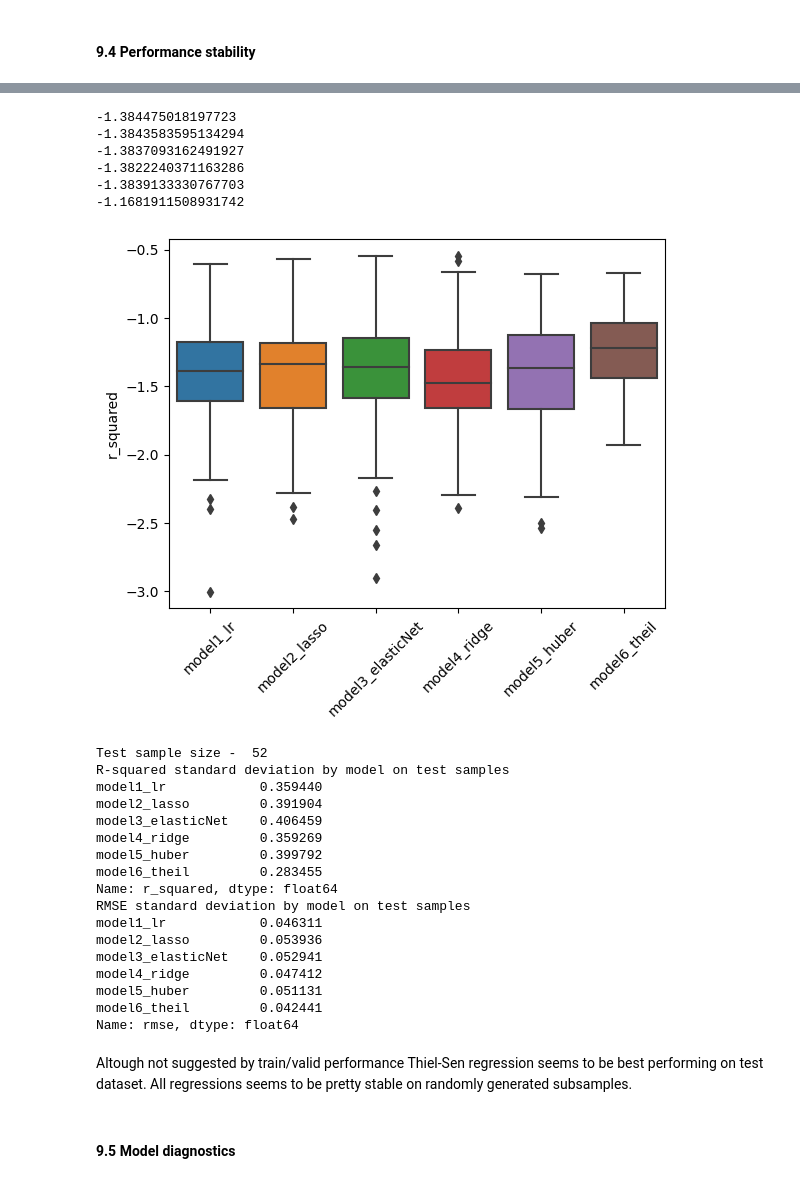
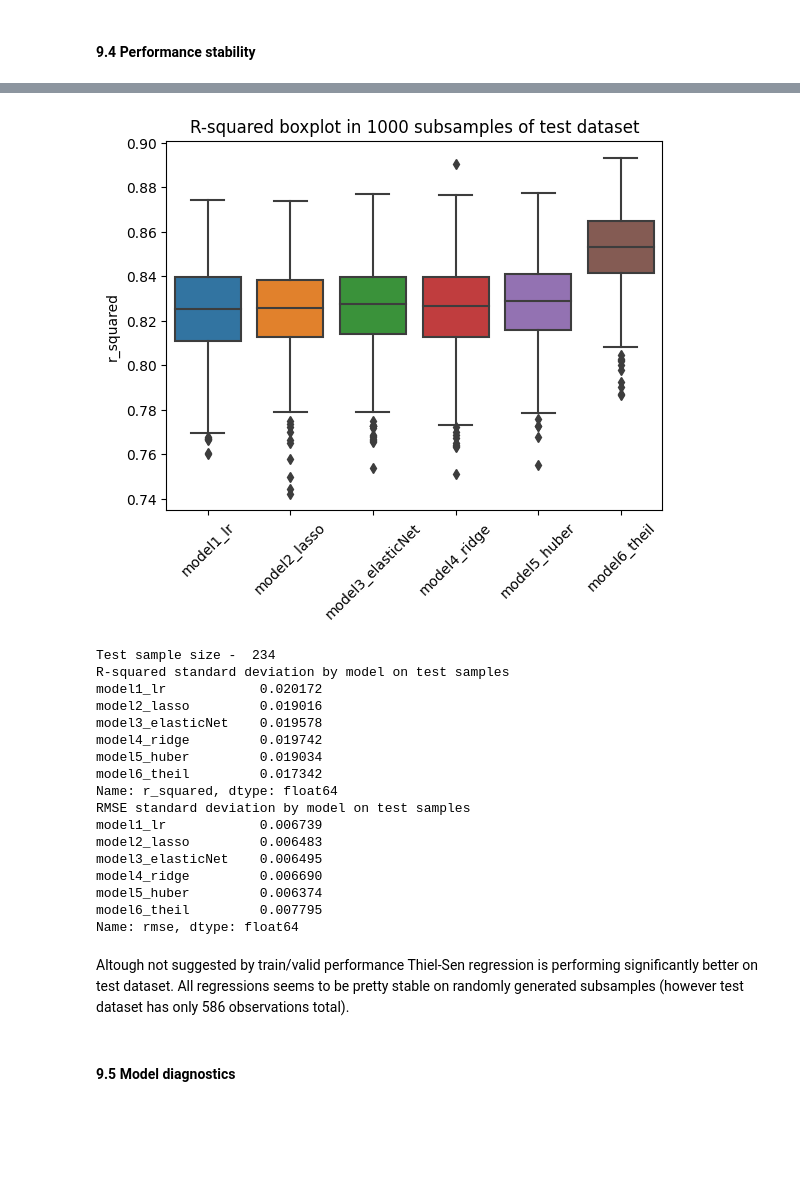
Before and after one commit to TGusciora/Python, a Jupyter notebook: GP23_PredictingHouseSalePrices/notebooks/002.GP23_tg_Scoring_Test.ipynb, the cells around one changed output, grey strips where cells are left out. Drawn from its saved outputs; the diff is of its cells as text; code cells hidden in the pictures; blank space fills up the shorter version.

Commit message:
2023/04/12 update
GP23
- corrected r_square isssue (had to correct import indexes to X_train)
- started documenting diagnostics class

```diff
--- a/GP23_PredictingHouseSalePrices/notebooks/002.GP23_tg_Scoring_Test.ipynb
+++ b/GP23_PredictingHouseSalePrices/notebooks/002.GP23_tg_Scoring_Test.ipynb
@@ -116,11 +119,11 @@ with open(file, 'rb') as file_open:
 # Loading test datasets
 filename = 'X_test.csv'
 file = os.path.join(parent, 'data\interim', filename)
-X_test = pd.read_csv(file)
+X_test = pd.read_csv(file, index_col=0)
 
 filename = 'y_test.csv'
 file = os.path.join(parent, 'data\interim', filename)
-y_test = pd.read_csv(file, index_col=0, squeeze=True)
+y_test = pd.read_csv(file, index_col=0).squeeze("columns")
 
 # Loading variable lists
 
@@ -298,65 +265,52 @@ Name: SalePrice, Length: 586, dtype: float64
-# %%
-
-test_sampling = X_test[scoring_vars].merge(y2_test, left_index = True, right_index = True)
-for model in model_list:
-    test_pred = model_list[model]['model'].predict(test_sampling[scoring_dict[model_list[model]['variables']]])
-    r2 = r2_score(test_sampling["SalePrice"], test_pred)
-    print(r2)
-# %% [output]
--1.384475018197723
--1.3843583595134294
--1.3837093162491927
--1.3822240371163286
--1.3839133330767703
--1.1681911508931742
 # %%
 # Checking heteroscedasticity influence on sampling from test dataset
 test_sampling = X_test[scoring_vars].merge(y2_test, left_index = True, right_index = True)
 sampleTests_results = pd.DataFrame()
 
 # Sampling 1000x 40% observations from test dataset and checking model performance
 for model in model_list:
-    for i in range(100):
+    for i in range(1000):
         test = test_sampling.sample(frac=0.40)
         test_pred = model_list[model]['model'].predict(test[scoring_dict[model_list[model]['variables']]])
         mae = mean_absolute_error(pd.Series(test["SalePrice"]), test_pred)
         mse = mean_squared_error(test["SalePrice"], test_pred)
         rmse = np.sqrt(mean_squared_error(test["SalePrice"], test_pred))
         mape = mean_absolute_percentage_error(test["SalePrice"], test_pred)
         r2 = r2_score(test["SalePrice"], test_pred)
         temp_df = pd.DataFrame(data = {'rmse': rmse, 'r_squared': r2, 'mae' : mae, 'mse' : mse,
                                        'iteration' : i} , index=[model])
         sampleTests_results = pd.concat([sampleTests_results, temp_df])
 
 sn.boxplot(x = sampleTests_results.index, y = 'r_squared', data = sampleTests_results)
 plt.xticks(rotation = 45)
+plt.title('R-squared boxplot in 1000 subsamples of test dataset')
 plt.show()
 print('Test sample size - ',int(0.4*len(test_sampling)))
 print('R-squared standard deviation by model on test samples')
 print(sampleTests_results.groupby(sampleTests_results.index)["r_squared"].std())
 print('RMSE standard deviation by model on test samples')
 print(sampleTests_results.groupby(sampleTests_results.index)["rmse"].std())
 # %% [output]
-[figure, old version]
+[figure, new version]
-Test sample size -  52
+Test sample size -  234
 R-squared standard deviation by model on test samples
-model1_lr            0.359440
-model2_lasso         0.391904
-model3_elasticNet    0.406459
-model4_ridge         0.359269
-model5_huber         0.399792
-model6_theil         0.283455
+model1_lr            0.020172
+model2_lasso         0.019016
+model3_elasticNet    0.019578
+model4_ridge         0.019742
+model5_huber         0.019034
+model6_theil         0.017342
 Name: r_squared, dtype: float64
 RMSE standard deviation by model on test samples
-model1_lr            0.046311
-model2_lasso         0.053936
-model3_elasticNet    0.052941
-model4_ridge         0.047412
-model5_huber         0.051131
-model6_theil         0.042441
+model1_lr            0.006739
+model2_lasso         0.006483
+model3_elasticNet    0.006495
+model4_ridge         0.006690
+model5_huber         0.006374
+model6_theil         0.007795
 Name: rmse, dtype: float64
 # %% [markdown]
-Altough not suggested by train/valid performance Thiel-Sen regression seems to be best performing on test dataset. All regressions seems to be pretty stable on randomly generated subsamples.
+Altough not suggested by train/valid performance Thiel-Sen regression is performing significantly better on test dataset. All regressions seems to be pretty stable on randomly generated subsamples (however test dataset has only 586 observations total).
 # %% [markdown]
 #### 9.5 Model diagnostics
 # %%
```
Also changed, not shown: parts of 7 cells of this notebook, 3 other files.
